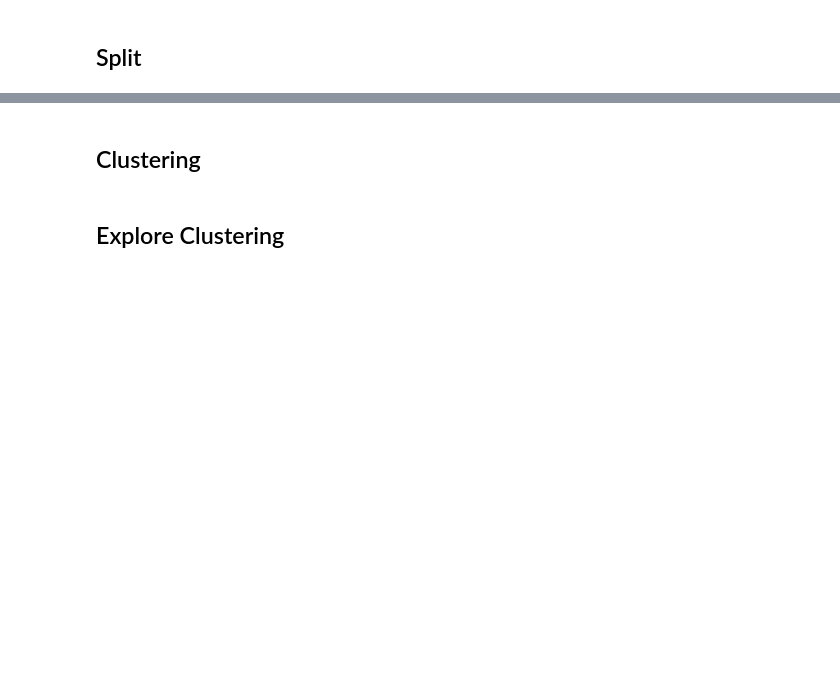
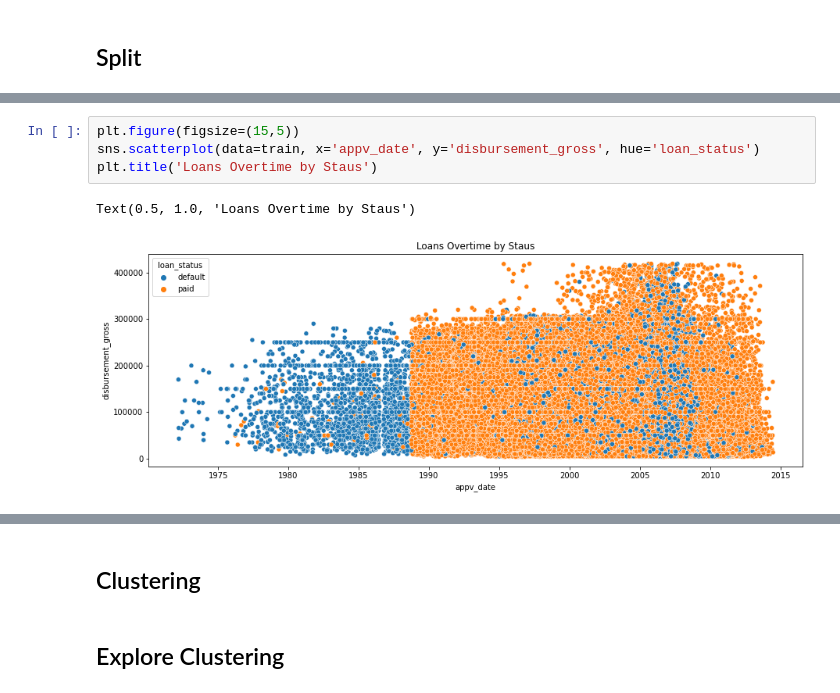
Before and after one commit to kanieladenis/individual_project, a Jupyter notebook: individual_project_sba_loans_working_copy.ipynb, the cells around one changed output, grey strips where cells are left out. Saved outputs shown, nothing was run; the diff lists cells and outputs as text; blank space fills up the shorter version.

```diff
--- a/individual_project_sba_loans_working_copy.ipynb
+++ b/individual_project_sba_loans_working_copy.ipynb
@@ -628,0 +696,7 @@ Text(0.5, 1.0, 'Loan by Term in Months')
+# %%
+plt.figure(figsize=(15,5))
+sns.scatterplot(data=train, x='appv_date', y='disbursement_gross', hue='loan_status')
+plt.title('Loans Overtime by Staus')
+# %% [output]
+Text(0.5, 1.0, 'Loans Overtime by Staus')
+[figure, added]
```
Also changed, not shown: parts of 86 cells of this notebook.
